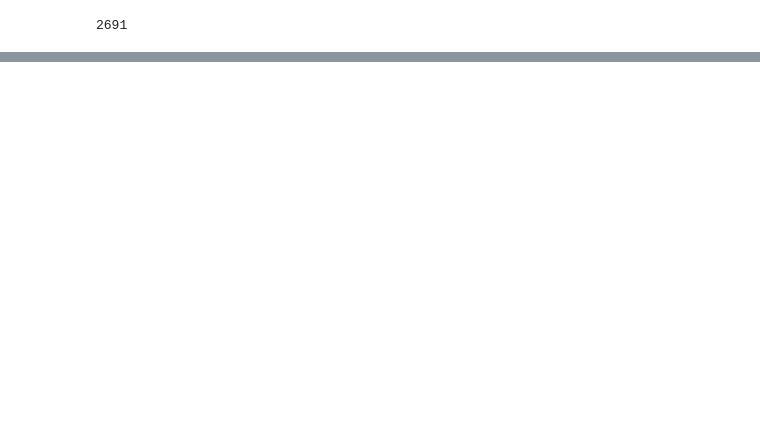
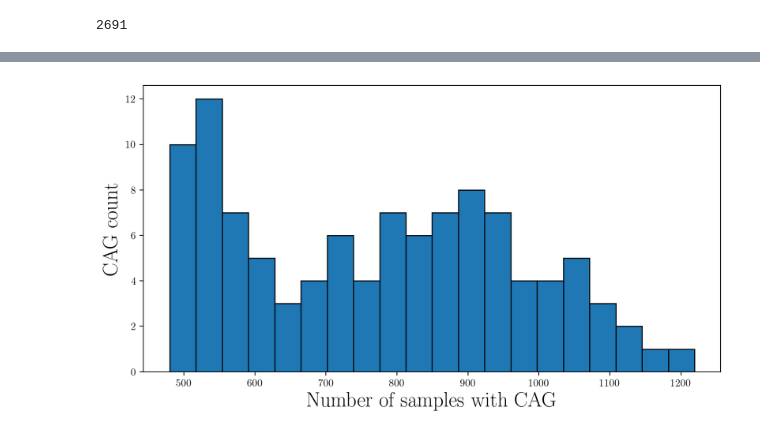
Before and after one commit to danielchang2002/MAGIC, a Jupyter notebook: src/CAG.ipynb, the cells around one changed output, grey strips where cells are left out. Saved outputs shown, nothing was run; the diff lists cells and outputs as text; code cells hidden in the pictures; blank space fills up the shorter version.

```diff
--- a/src/CAG.ipynb
+++ b/src/CAG.ipynb
@@ -428,0 +366,22 @@ sorted(antagonistic, key=lambda x : x["coef"])
+# %%
+from sklearn.metrics import matthews_corrcoef
+from tqdm import tqdm
+
+antagonistic = []
+
+for host in tqdm(adjacency_list):
+    dependent = adjacency_list[host]
+    if len(dependent) < 2 : continue
+    for d1 in dependent:
+        for d2 in dependent:
+            if d1 == d2: continue
+            has_CAG1 = has_CAG[d1]
+            has_CAG2 = has_CAG[d2]
+            has_either = has_CAG1 | has_CAG2
+            coef = matthews_corrcoef(has_CAG1[has_either], has_CAG2[has_either])
+#             if coef < 0:
+#                 antagonistic.append({"d1" : d1, "d2" : d2, "coef" : coef, "host" : host})
+            antagonistic.append({"d1" : d1, "d2" : d2, "coef" : coef, "host" : host})
+# %%
+sorted_ant = sorted(antagonistic, key=lambda x : x["coef"])
+sorted_ant
@@ -428,0 +406,3 @@ sorted(antagonistic, key=lambda x : x["coef"])
+# %%
+strong_ant = [a for a in sorted_ant if a["coef"] < -0.5]
+len(strong_ant)
@@ -428,0 +482,3 @@ sorted(antagonistic, key=lambda x : x["coef"])
+# %%
+strong_ant_CAGs = set([a['d1'] for a in strong_ant])
+len(strong_ant_CAGs)
@@ -428,0 +523,11 @@ sorted(antagonistic, key=lambda x : x["coef"])
+# %%
+plt.figure(figsize=(10, 5), dpi=200)
+
+plt.hist([(CAG.loc[sa] > 0).sum() for sa in strong_ant_CAGs], bins=20, edgecolor="black")
+
+plt.ylabel("CAG count", fontsize=20)
+plt.xlabel("Number of samples with CAG", fontsize=20)
+
+plt.show()
+# %% [output]
+[figure, added]
```
Also changed, not shown: parts of 97 cells of this notebook, 10 other files.
